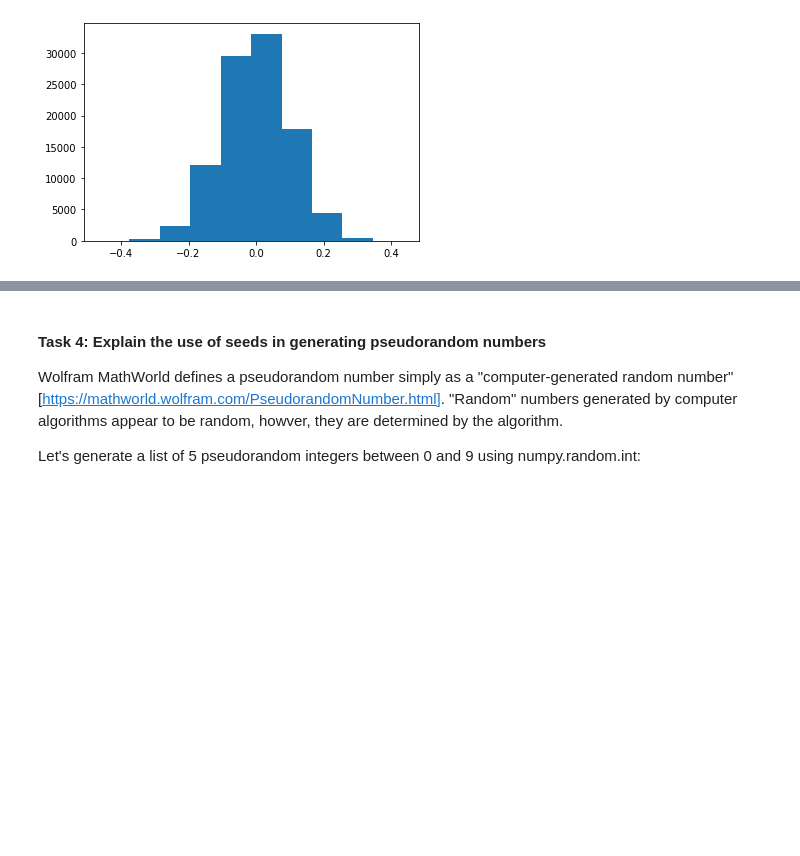
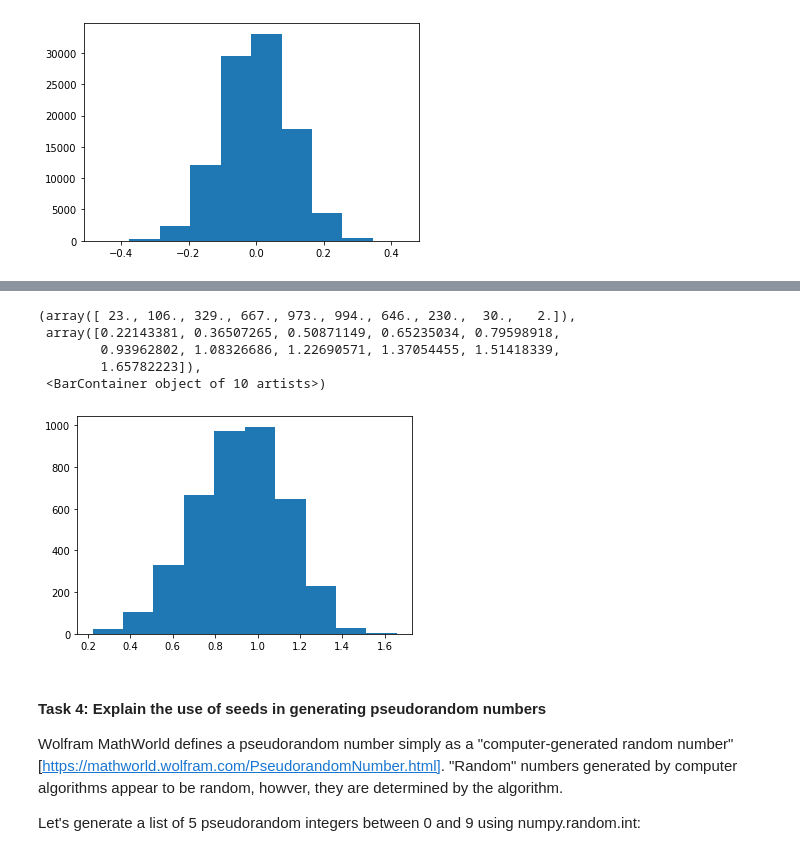
Before and after one commit to jbrad88/PDA-Assignment, a Jupyter notebook: numpy-random.ipynb, the cells around one changed output, grey strips where cells are left out. Cells and saved outputs as stored; diff of their text form; code cells hidden in the pictures; blank space fills up the shorter version.

```diff
--- a/numpy-random.ipynb
+++ b/numpy-random.ipynb
@@ -149,3 +180,16 @@ plt.hist(x)
+# %%
+import numpy as np
+import matplotlib.pyplot as plt
+shape=5
+arr = np.random.weibull(shape,4000)
+plt.hist(arr)
+# %% [output]
+(array([ 23., 106., 329., 667., 973., 994., 646., 230.,  30.,   2.]),
+ array([0.22143381, 0.36507265, 0.50871149, 0.65235034, 0.79598918,
+        0.93962802, 1.08326686, 1.22690571, 1.37054455, 1.51418339,
+        1.65782223]),
+ <BarContainer object of 10 artists>)
+[figure, added]
 # %% [markdown]
 #### Task 4: Explain the use of seeds in generating pseudorandom numbers
 
```
Also changed, not shown: parts of 4 cells of this notebook.
